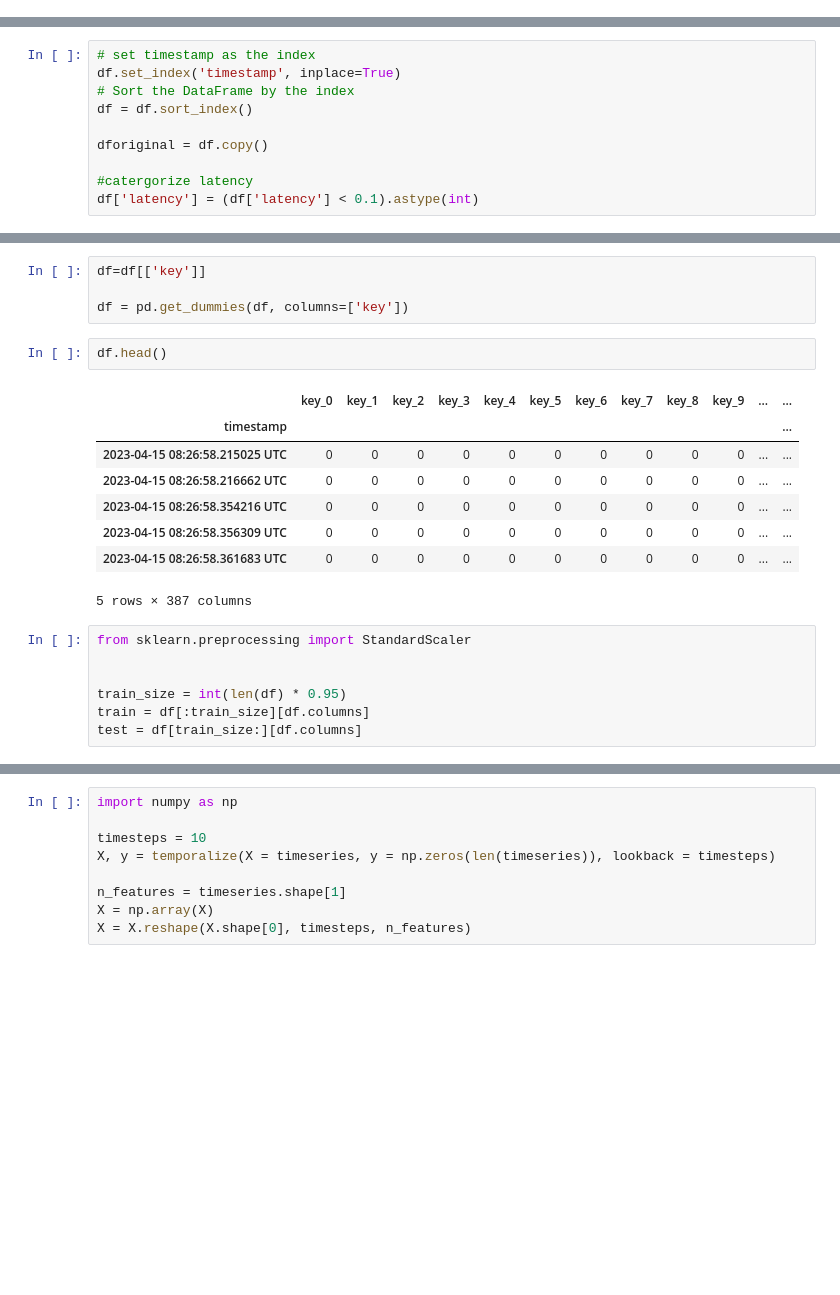
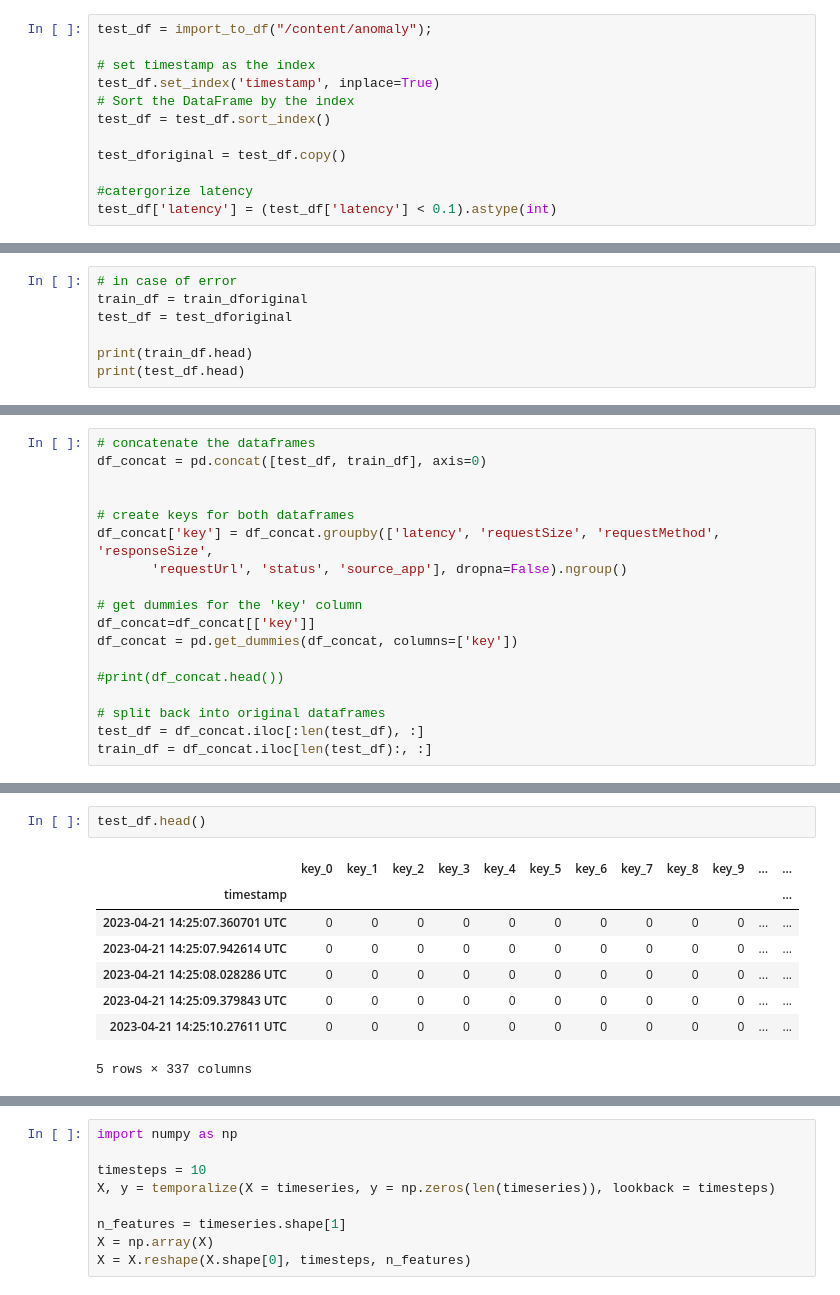
Before and after one commit to Eidell/gRPC-log-LSTM-Anomaly-Detection, a Jupyter notebook: lstm.ipynb, the cells around one changed output, grey strips where cells are left out. Saved outputs shown, nothing was run; the diff lists cells and outputs as text; blank space fills up the shorter version.

```diff
--- a/lstm.ipynb
+++ b/lstm.ipynb
@@ -77,0 +107,12 @@ Number of errors: 18
+# %%
+test_df = import_to_df("/content/anomaly");
+
+# set timestamp as the index
+test_df.set_index('timestamp', inplace=True)
+# Sort the DataFrame by the index
+test_df = test_df.sort_index()
+
+test_dforiginal = test_df.copy()
+
+#catergorize latency
+test_df['latency'] = (test_df['latency'] < 0.1).astype(int)
@@ -85,0 +147,7 @@ Index(['latency', 'requestSize', 'requestMethod', 'responseSize', 'requestUrl',
+# %%
+# in case of error
+train_df = train_dforiginal
+test_df = test_dforiginal
+
+print(train_df.head)
+print(test_df.head)
@@ -86,11 +174,19 @@ Index(['latency', 'requestSize', 'requestMethod', 'responseSize', 'requestUrl',
 # %%
-# set timestamp as the index
-df.set_index('timestamp', inplace=True)
-# Sort the DataFrame by the index
-df = df.sort_index()
+# concatenate the dataframes
+df_concat = pd.concat([test_df, train_df], axis=0)
 
-dforiginal = df.copy()
 
-#catergorize latency
-df['latency'] = (df['latency'] < 0.1).astype(int)
+# create keys for both dataframes
+df_concat['key'] = df_concat.groupby(['latency', 'requestSize', 'requestMethod', 'responseSize',
+       'requestUrl', 'status', 'source_app'], dropna=False).ngroup()
+
+# get dummies for the 'key' column
+df_concat=df_concat[['key']]
+df_concat = pd.get_dummies(df_concat, columns=['key'])
+
+#print(df_concat.head())
+
+# split back into original dataframes
+test_df = df_concat.iloc[:len(test_df), :]
+train_df = df_concat.iloc[len(test_df):, :]
 # %%
@@ -128,25 +198,14 @@ timestamp &  &  &  &  &  &  &  &  \\
-# %%
-df=df[['key']]
-
-df = pd.get_dummies(df, columns=['key'])
-# %%
-df.head()
-# %% [output]
-|  | key_0 | key_1 | key_2 | key_3 | key_4 | key_5 | key_6 | key_7 | key_8 | key_9 | ... | ... |
-| timestamp |  |  |  |  |  |  |  |  |  |  |  | ... |
-| 2023-04-15 08:26:58.215025 UTC | 0 | 0 | 0 | 0 | 0 | 0 | 0 | 0 | 0 | 0 | ... | ... |
-| 2023-04-15 08:26:58.216662 UTC | 0 | 0 | 0 | 0 | 0 | 0 | 0 | 0 | 0 | 0 | ... | ... |
-| 2023-04-15 08:26:58.354216 UTC | 0 | 0 | 0 | 0 | 0 | 0 | 0 | 0 | 0 | 0 | ... | ... |
-| 2023-04-15 08:26:58.356309 UTC | 0 | 0 | 0 | 0 | 0 | 0 | 0 | 0 | 0 | 0 | ... | ... |
-| 2023-04-15 08:26:58.361683 UTC | 0 | 0 | 0 | 0 | 0 | 0 | 0 | 0 | 0 | 0 | ... | ... |
-5 rows × 387 columns
-# %%
-from sklearn.preprocessing import StandardScaler
-
-
-train_size = int(len(df) * 0.95)
-train = df[:train_size][df.columns]
-test = df[train_size:][df.columns]
+# %%
+test_df.head()
+# %% [output]
+|  | key_0 | key_1 | key_2 | key_3 | key_4 | key_5 | key_6 | key_7 | key_8 | key_9 | ... | ... |
+| timestamp |  |  |  |  |  |  |  |  |  |  |  | ... |
+| 2023-04-21 14:25:07.360701 UTC | 0 | 0 | 0 | 0 | 0 | 0 | 0 | 0 | 0 | 0 | ... | ... |
+| 2023-04-21 14:25:07.942614 UTC | 0 | 0 | 0 | 0 | 0 | 0 | 0 | 0 | 0 | 0 | ... | ... |
+| 2023-04-21 14:25:08.028286 UTC | 0 | 0 | 0 | 0 | 0 | 0 | 0 | 0 | 0 | 0 | ... | ... |
+| 2023-04-21 14:25:09.379843 UTC | 0 | 0 | 0 | 0 | 0 | 0 | 0 | 0 | 0 | 0 | ... | ... |
+| 2023-04-21 14:25:10.27611 UTC | 0 | 0 | 0 | 0 | 0 | 0 | 0 | 0 | 0 | 0 | ... | ... |
+5 rows × 337 columns
 # %%
 # lstm autoencoder to recreate a timeseries
 import numpy as np
```
Also changed, not shown: parts of 39 cells of this notebook.
